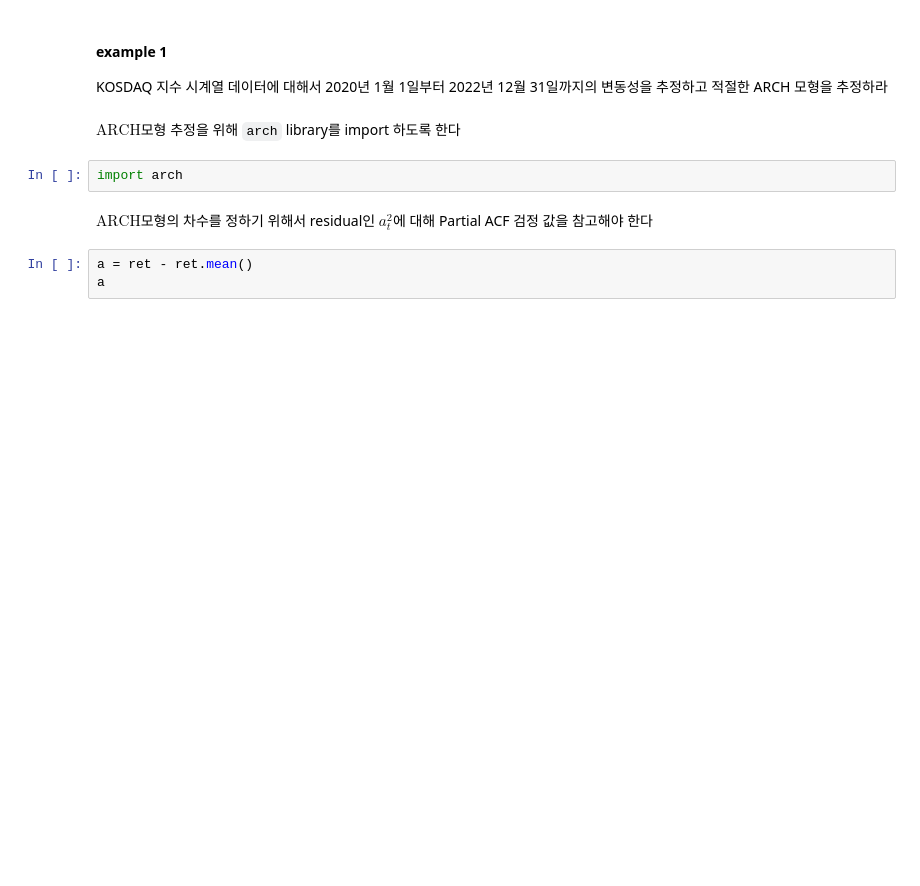
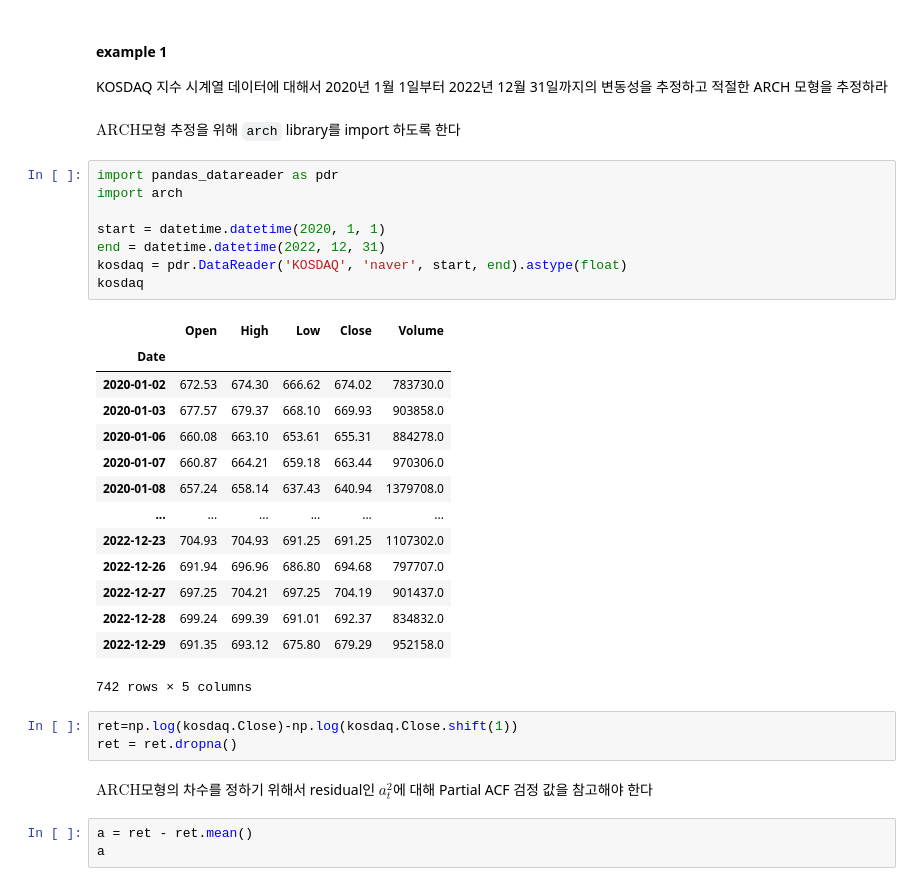
Before and after one commit to QuantifiSogang/2024-02JuniorClass, a Jupyter notebook: Practice/week5/05_ConditionalHeteroscedasticity.ipynb, the cells around one changed output. Saved outputs shown, nothing was run; the diff lists cells and outputs as text; blank space fills up the shorter version.

```diff
--- a/Practice/week5/05_ConditionalHeteroscedasticity.ipynb
+++ b/Practice/week5/05_ConditionalHeteroscedasticity.ipynb
@@ -101,8 +123,32 @@ $\mathrm{ARCH}$ 모형의 가장 큰 단점 네 가지는 다음과 같다
 KOSDAQ 지수 시계열 데이터에 대해서 2020년 1월 1일부터 2022년 12월 31일까지의 변동성을 추정하고 적절한 ARCH 모형을 추정하라
 # %% [markdown]
 $\mathrm{ARCH}$모형 추정을 위해 `arch` library를 import 하도록 한다
-# %%
-import arch
+# %%
+import pandas_datareader as pdr
+import arch
+
+start = datetime.datetime(2020, 1, 1)
+end = datetime.datetime(2022, 12, 31)
+kosdaq = pdr.DataReader('KOSDAQ', 'naver', start, end).astype(float)
+kosdaq
+# %% [output]
+|  | Open | High | Low | Close | Volume |
+| Date |  |  |  |  |  |
+| 2020-01-02 | 672.53 | 674.30 | 666.62 | 674.02 | 783730.0 |
+| 2020-01-03 | 677.57 | 679.37 | 668.10 | 669.93 | 903858.0 |
+| 2020-01-06 | 660.08 | 663.10 | 653.61 | 655.31 | 884278.0 |
+| 2020-01-07 | 660.87 | 664.21 | 659.18 | 663.44 | 970306.0 |
+| 2020-01-08 | 657.24 | 658.14 | 637.43 | 640.94 | 1379708.0 |
+| ... | ... | ... | ... | ... | ... |
+| 2022-12-23 | 704.93 | 704.93 | 691.25 | 691.25 | 1107302.0 |
+| 2022-12-26 | 691.94 | 696.96 | 686.80 | 694.68 | 797707.0 |
+| 2022-12-27 | 697.25 | 704.21 | 697.25 | 704.19 | 901437.0 |
+| 2022-12-28 | 699.24 | 699.39 | 691.01 | 692.37 | 834832.0 |
+| 2022-12-29 | 691.35 | 693.12 | 675.80 | 679.29 | 952158.0 |
+742 rows × 5 columns
+# %%
+ret=np.log(kosdaq.Close)-np.log(kosdaq.Close.shift(1))
+ret = ret.dropna()
 # %% [markdown]
 $\mathrm{ARCH}$모형의 차수를 정하기 위해서 residual인 $a_t^2$에 대해 Partial ACF 검정 값을 참고해야 한다
 # %%
```
Also changed, not shown: parts of 6 cells of this notebook, 2 other files.
